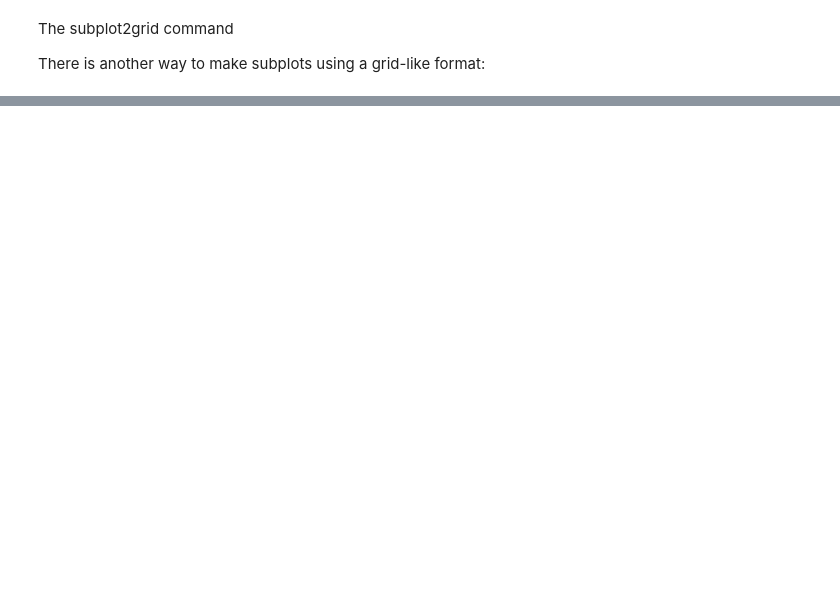
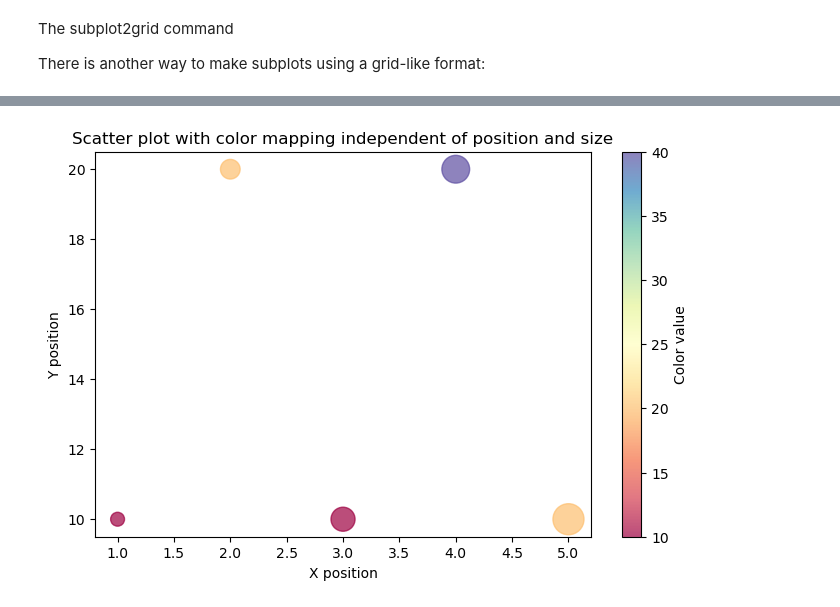
Before and after one commit to bipin00019/data-science-course-exercises, a Jupyter notebook: more_visualization.ipynb, the cells around one changed output, grey strips where cells are left out. Saved outputs shown, nothing was run; the diff lists cells and outputs as text; code cells hidden in the pictures; blank space fills up the shorter version.

```diff
--- a/more_visualization.ipynb
+++ b/more_visualization.ipynb
@@ -114,0 +144,28 @@ ax5 = plt.subplot2grid((3,3), (2,1))
+# %%
+
+
+# Fixed positions (x, y)
+x = [1, 2, 3, 4, 5]
+y = [10, 20, 10, 20, 10]
+
+# Fixed sizes for each point
+area = [100, 200, 300, 400, 500]  # marker sizes
+
+# Colors array - notice some repeated values
+colors = [10, 20, 10, 40, 20]  # numeric values mapped to colors
+
+plt.figure(figsize=(8, 5))
+
+# Scatter plot
+plt.scatter(x, y, s=area, c=colors, cmap='Spectral', alpha=0.7)
+
+# Show colorbar with the color mapping of 'colors'
+plt.colorbar(label='Color value')
+
+plt.xlabel('X position')
+plt.ylabel('Y position')
+plt.title('Scatter plot with color mapping independent of position and size')
+
+plt.show()
+# %% [output]
+[figure, added]
```
Also changed, not shown: parts of 18 cells of this notebook.
